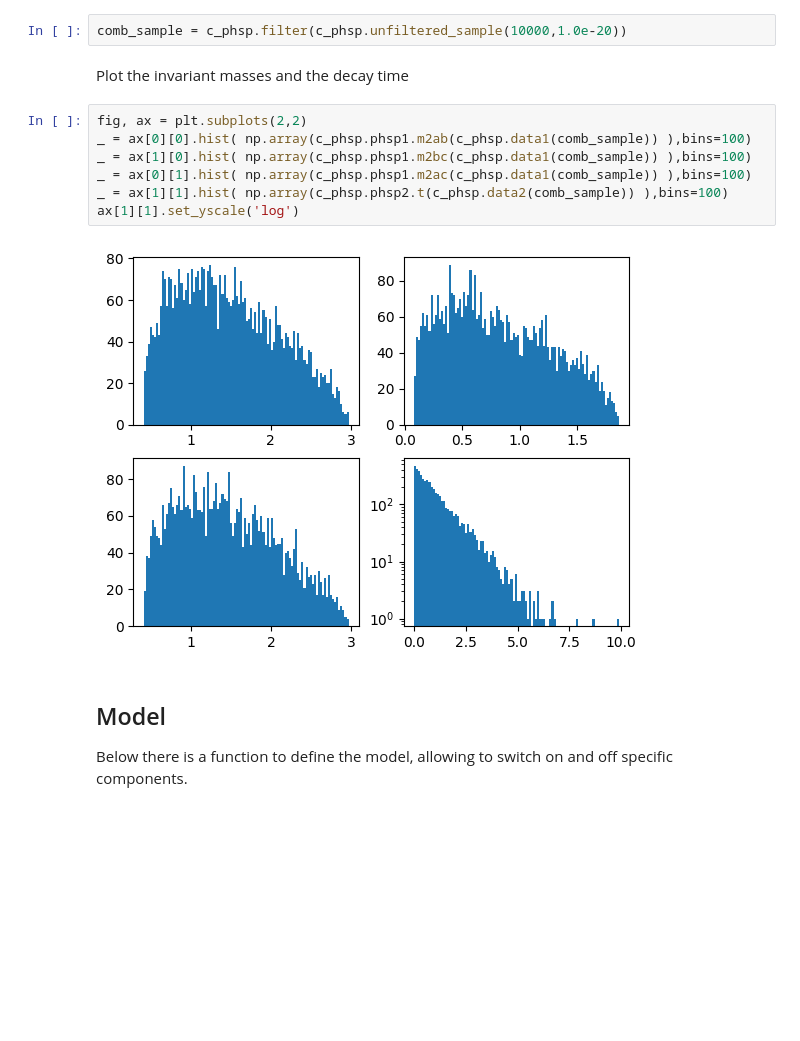
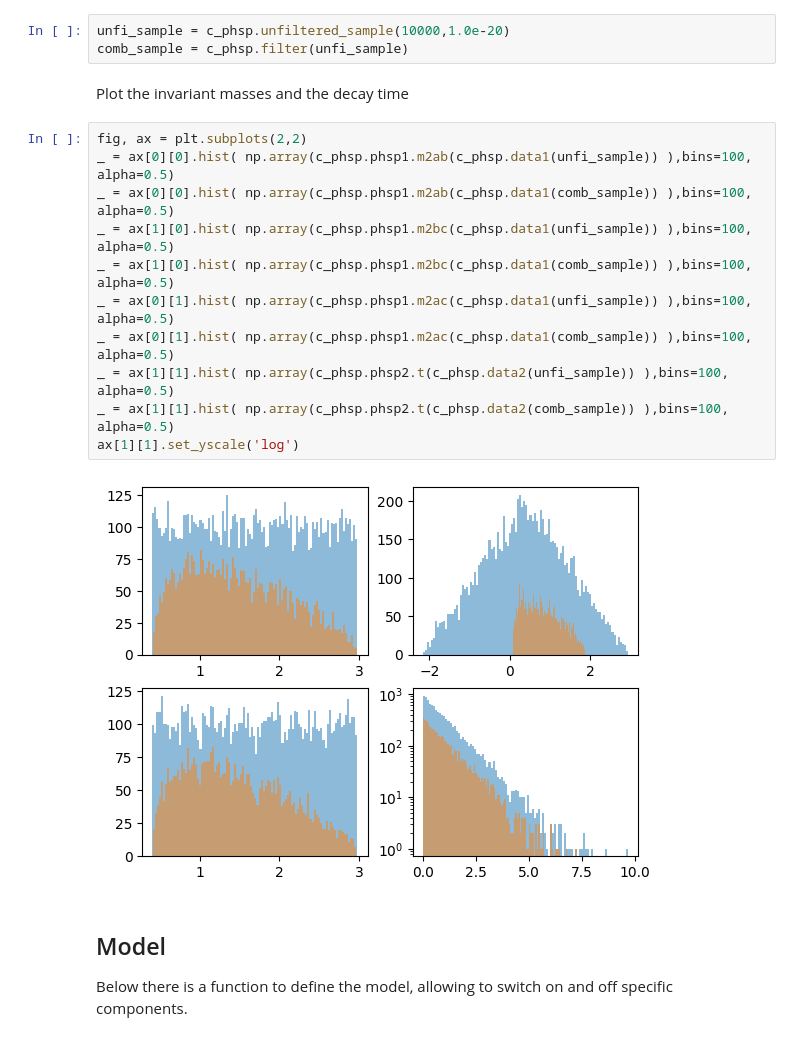
Before and after one commit to cpviolation/tfa_examples, a Jupyter notebook: notebooks/d02kspipi_mixing.ipynb, the cells around one changed output. Saved outputs shown, nothing was run; the diff lists cells and outputs as text; blank space fills up the shorter version.

```diff
--- a/notebooks/d02kspipi_mixing.ipynb
+++ b/notebooks/d02kspipi_mixing.ipynb
@@ -115,18 +109,23 @@ c_phsp = CombinedPhaseSpace(phsp,tphsp)
 ## Phasespace
 Let's study the phasespace and the value of the functions on it
 # %%
-comb_sample = c_phsp.filter(c_phsp.unfiltered_sample(10000,1.0e-20))
+unfi_sample = c_phsp.unfiltered_sample(10000,1.0e-20)
+comb_sample = c_phsp.filter(unfi_sample)
 # %% [markdown]
 Plot the invariant masses and the decay time
 # %%
 fig, ax = plt.subplots(2,2)
-_ = ax[0][0].hist( np.array(c_phsp.phsp1.m2ab(c_phsp.data1(comb_sample)) ),bins=100)
-_ = ax[1][0].hist( np.array(c_phsp.phsp1.m2bc(c_phsp.data1(comb_sample)) ),bins=100)
-_ = ax[0][1].hist( np.array(c_phsp.phsp1.m2ac(c_phsp.data1(comb_sample)) ),bins=100)
-_ = ax[1][1].hist( np.array(c_phsp.phsp2.t(c_phsp.data2(comb_sample)) ),bins=100)
+_ = ax[0][0].hist( np.array(c_phsp.phsp1.m2ab(c_phsp.data1(unfi_sample)) ),bins=100, alpha=0.5)
+_ = ax[0][0].hist( np.array(c_phsp.phsp1.m2ab(c_phsp.data1(comb_sample)) ),bins=100, alpha=0.5)
+_ = ax[1][0].hist( np.array(c_phsp.phsp1.m2bc(c_phsp.data1(unfi_sample)) ),bins=100, alpha=0.5)
+_ = ax[1][0].hist( np.array(c_phsp.phsp1.m2bc(c_phsp.data1(comb_sample)) ),bins=100, alpha=0.5)
+_ = ax[0][1].hist( np.array(c_phsp.phsp1.m2ac(c_phsp.data1(unfi_sample)) ),bins=100, alpha=0.5)
+_ = ax[0][1].hist( np.array(c_phsp.phsp1.m2ac(c_phsp.data1(comb_sample)) ),bins=100, alpha=0.5)
+_ = ax[1][1].hist( np.array(c_phsp.phsp2.t(c_phsp.data2(unfi_sample)) ),bins=100, alpha=0.5)
+_ = ax[1][1].hist( np.array(c_phsp.phsp2.t(c_phsp.data2(comb_sample)) ),bins=100, alpha=0.5)
 ax[1][1].set_yscale('log')
 # %% [output]
-[figure, old version]
+[figure, new version]
 # %% [markdown]
 ## Model
 Below there is a function to define the model, allowing to switch on and off specific components.
```
Also changed, not shown: parts of 31 cells of this notebook.
